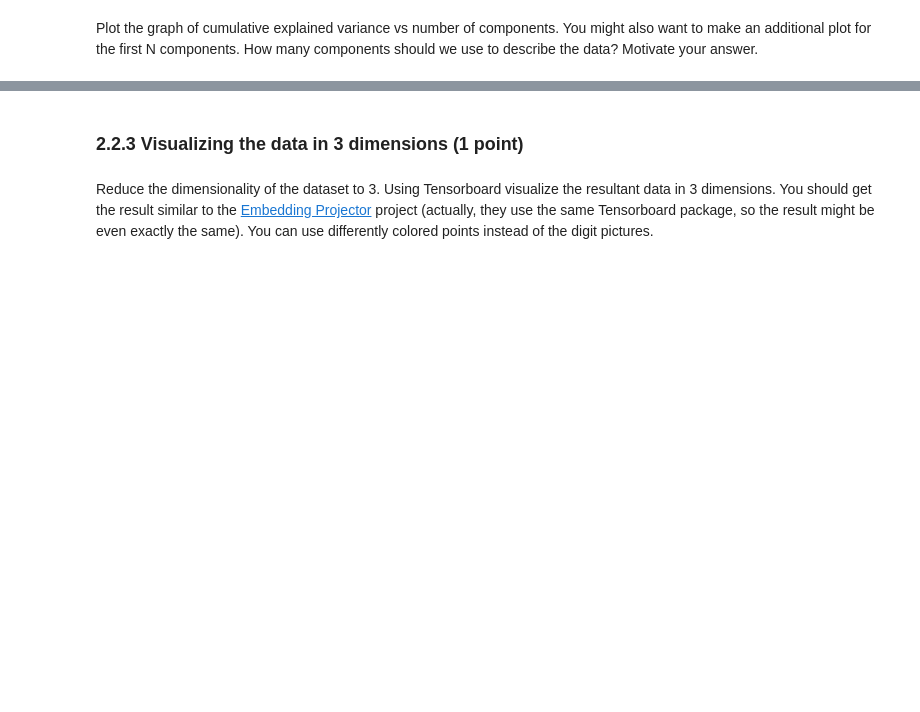
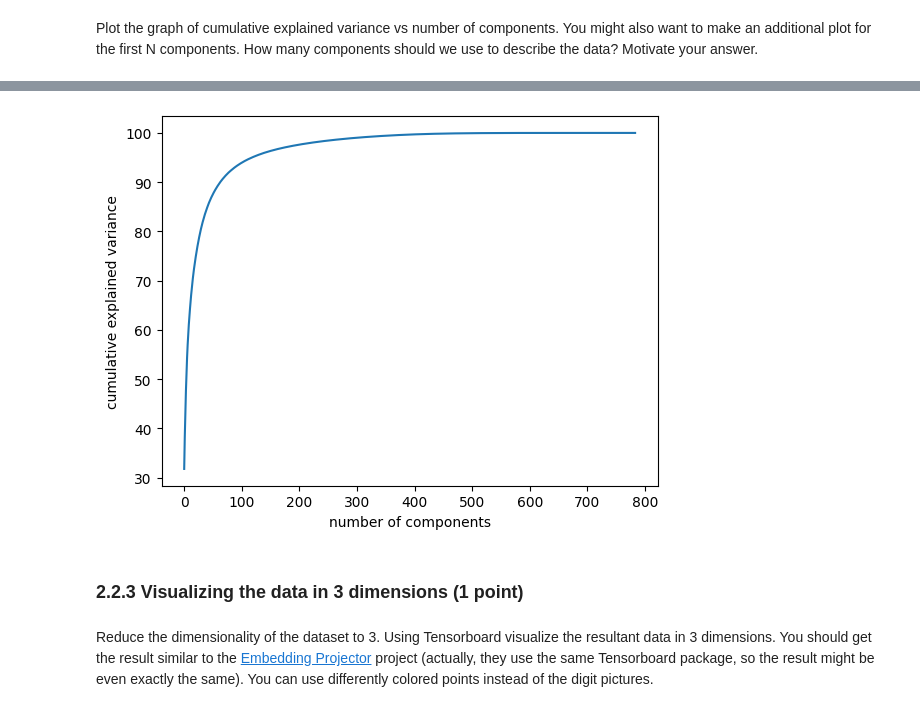
Before and after one commit to igunduz/neural-networks, a Jupyter notebook: Assignment-2/assignment2.ipynb, the cells around one changed output, grey strips where cells are left out. Drawn from its saved outputs; the diff is of its cells as text; code cells hidden in the pictures; blank space fills up the shorter version.

```diff
--- a/Assignment-2/assignment2.ipynb
+++ b/Assignment-2/assignment2.ipynb
@@ -89,16 +108,11 @@ tot = sum(eig_vals)
 var_exp = [(i / tot)*100 for i in sorted(eig_vals, reverse=True)]
 cum_var_exp = np.cumsum(var_exp)
 # %%
-with plt.style.context('seaborn-whitegrid'):
-    plt.figure(figsize=(8, 6))
-    plt.bar(range(4), var_exp, alpha=0.5, align='center',
-            label='individual explained variance')
-    plt.step(range(4), cum_var_exp, where='mid',
-             label='cumulative explained variance')
-    plt.ylabel('Explained variance')
-    plt.xlabel('Principal components')
-    plt.legend(loc='best')
-    plt.tight_layout()
+plt.plot(cum_var_exp)
+plt.xlabel('number of components')
+plt.ylabel('cumulative explained variance');
+# %% [output]
+[figure, added]
 # %% [markdown]
 ### 2.2.3 Visualizing the data in 3 dimensions (1 point)
 # %% [markdown]
```
Also changed, not shown: parts of 13 cells of this notebook.
